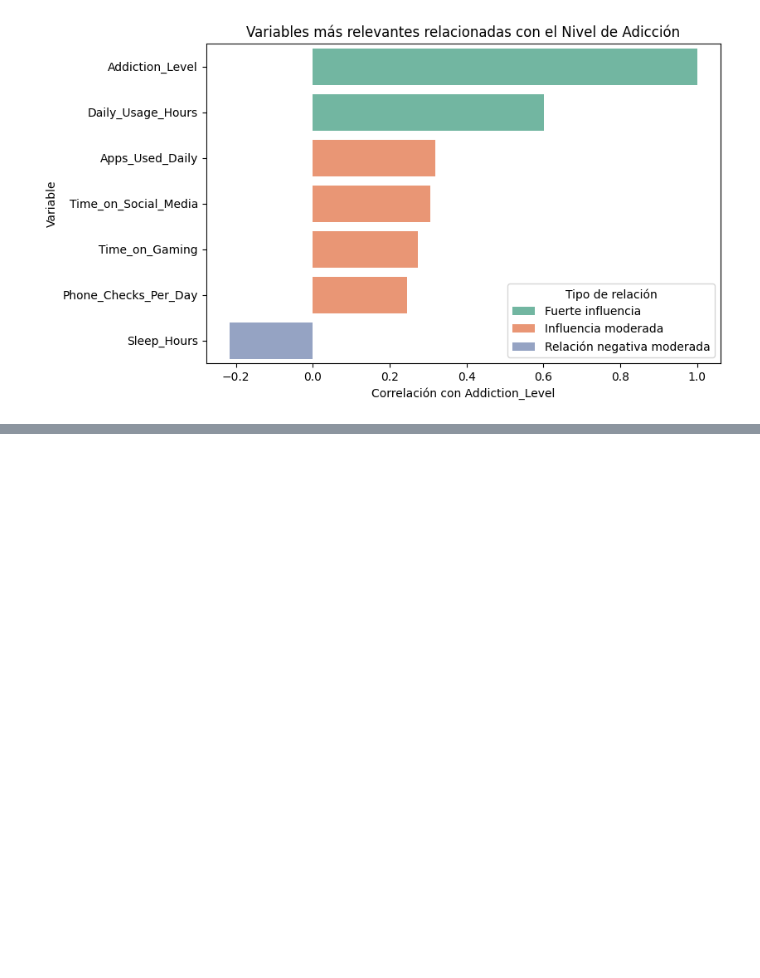
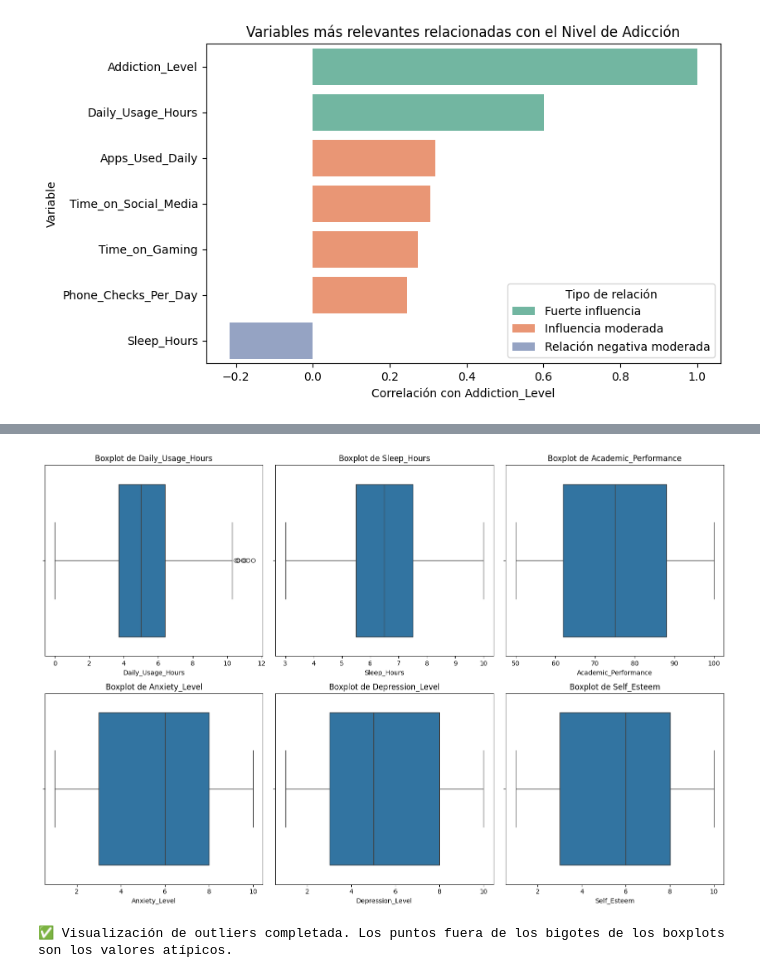
Before and after one commit to fede-cordoba-Ispc/Cs_Datos_II-Estadistica_II, a Jupyter notebook: Proyecto_Cs_Datos_y_Estadsitica_II.ipynb, the cells around one changed output, grey strips where cells are left out. Drawn from its saved outputs; the diff is of its cells as text; code cells hidden in the pictures; blank space fills up the shorter version.

Commit message:
Se sube la parte correspondiente a la persona 4: Análisis Descriptivo y Outliers.

```diff
--- a/Proyecto_Cs_Datos_y_Estadsitica_II.ipynb
+++ b/Proyecto_Cs_Datos_y_Estadsitica_II.ipynb
@@ -431,0 +437,19 @@ Variables más relevantes con Addiction_Level:
+# %%
+# Importar la librería pandas
+import pandas as pd
+
+
+
+# Identificar automáticamente todas las columnas con tipo de dato 'object'
+columnas_texto = df.select_dtypes(include=['object']).columns
+
+# Iterar sobre estas columnas y convertirlas a minúsculas
+for col in columnas_texto:
+    df[col] = df[col].str.lower()
+
+# Mostrar el resultado para verificar los cambios
+print("Columnas de texto convertidas a minúsculas:")
+for col in columnas_texto:
+    print(f"- {col}")
+print("\nPrimeras 5 filas del DataFrame con los formatos corregidos:")
+print(df.head())
@@ -431,0 +553,23 @@ Variables más relevantes con Addiction_Level:
+# %%
+# Importar las librerías para visualización
+import matplotlib.pyplot as plt
+import seaborn as sns
+
+# Seleccionar algunas variables numéricas para visualizar outliers
+numeric_columns = ['Daily_Usage_Hours', 'Sleep_Hours', 'Academic_Performance',
+                   'Anxiety_Level', 'Depression_Level', 'Self_Esteem']
+
+# Crear subplots para mostrar varios boxplots
+plt.figure(figsize=(15, 10))
+for i, col in enumerate(numeric_columns, 1):
+    plt.subplot(2, 3, i)
+    sns.boxplot(x=df[col])
+    plt.title(f'Boxplot de {col}')
+    plt.xlabel(col)
+plt.tight_layout()
+plt.show()
+
+print("\n✅ Visualización de outliers completada. Los puntos fuera de los bigotes de los boxplots son los valores atípicos.")
+# %% [output]
+[figure, added]
+✅ Visualización de outliers completada. Los puntos fuera de los bigotes de los boxplots son los valores atípicos.
```
Also changed, not shown: parts of 10 cells of this notebook.
